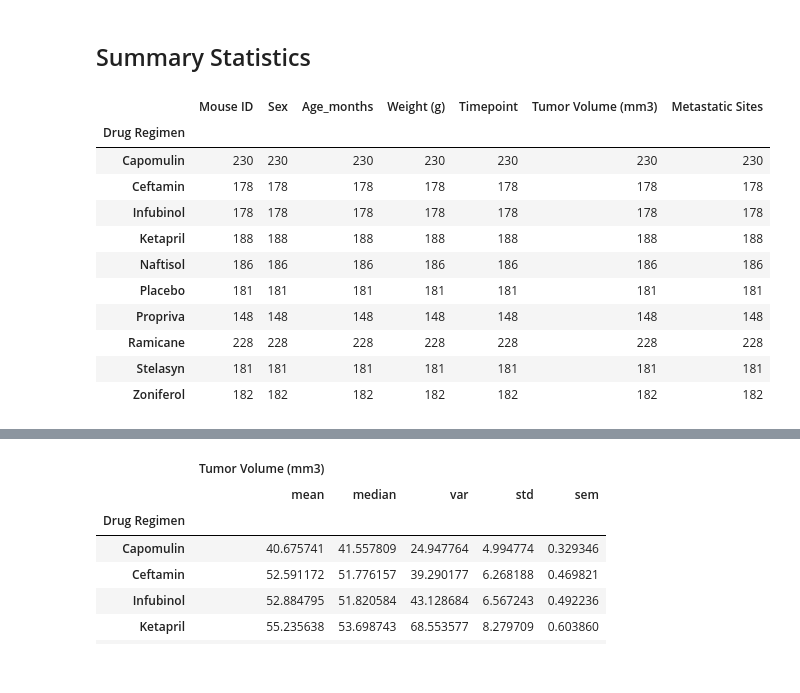
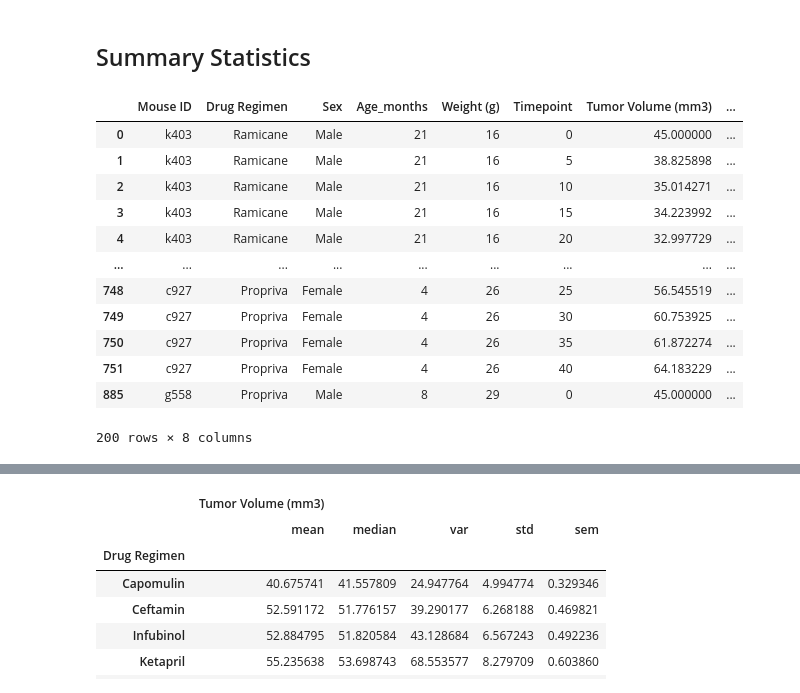
Before and after one commit to V-Villagomez/Matplotlib_Challenge, a Jupyter notebook: Pymaceuticals/pymaceuticals_starter.ipynb, the cells around one changed output, grey strips where cells are left out. Cells and saved outputs as stored; diff of their text form; code cells hidden in the pictures.

```diff
--- a/Pymaceuticals/pymaceuticals_starter.ipynb
+++ b/Pymaceuticals/pymaceuticals_starter.ipynb
@@ -95,21 +95,22 @@ len(clean_df["Mouse ID"].value_counts())
 ## Summary Statistics
 # %%
 # Test groupby for 'drug regimen'
-regimen_groupby = clean_df.groupby(["Drug Regimen"]).count()
+regimen_groupby = clean_df.groupby(["Drug Regimen"])
 regimen_groupby.head(20)
 # %% [output]
-|  | Mouse ID | Sex | Age_months | Weight (g) | Timepoint | Tumor Volume (mm3) | Metastatic Sites |
-| Drug Regimen |  |  |  |  |  |  |  |
-| Capomulin | 230 | 230 | 230 | 230 | 230 | 230 | 230 |
-| Ceftamin | 178 | 178 | 178 | 178 | 178 | 178 | 178 |
-| Infubinol | 178 | 178 | 178 | 178 | 178 | 178 | 178 |
-| Ketapril | 188 | 188 | 188 | 188 | 188 | 188 | 188 |
-| Naftisol | 186 | 186 | 186 | 186 | 186 | 186 | 186 |
-| Placebo | 181 | 181 | 181 | 181 | 181 | 181 | 181 |
-| Propriva | 148 | 148 | 148 | 148 | 148 | 148 | 148 |
-| Ramicane | 228 | 228 | 228 | 228 | 228 | 228 | 228 |
-| Stelasyn | 181 | 181 | 181 | 181 | 181 | 181 | 181 |
-| Zoniferol | 182 | 182 | 182 | 182 | 182 | 182 | 182 |
+|  | Mouse ID | Drug Regimen | Sex | Age_months | Weight (g) | Timepoint | Tumor Volume (mm3) | ... |
+| 0 | k403 | Ramicane | Male | 21 | 16 | 0 | 45.000000 | ... |
+| 1 | k403 | Ramicane | Male | 21 | 16 | 5 | 38.825898 | ... |
+| 2 | k403 | Ramicane | Male | 21 | 16 | 10 | 35.014271 | ... |
+| 3 | k403 | Ramicane | Male | 21 | 16 | 15 | 34.223992 | ... |
+| 4 | k403 | Ramicane | Male | 21 | 16 | 20 | 32.997729 | ... |
+| ... | ... | ... | ... | ... | ... | ... | ... | ... |
+| 748 | c927 | Propriva | Female | 4 | 26 | 25 | 56.545519 | ... |
+| 749 | c927 | Propriva | Female | 4 | 26 | 30 | 60.753925 | ... |
+| 750 | c927 | Propriva | Female | 4 | 26 | 35 | 61.872274 | ... |
+| 751 | c927 | Propriva | Female | 4 | 26 | 40 | 64.183229 | ... |
+| 885 | g558 | Propriva | Male | 8 | 29 | 0 | 45.000000 | ... |
+200 rows × 8 columns
 # %%
 # Generate a summary statistics table of mean, median, variance, standard deviation, and SEM of the tumor volume for each regimen
 # This method is the most straightforward, creating multiple series and putting them all together at the end.
```
Also changed, not shown: parts of 4 cells of this notebook.
